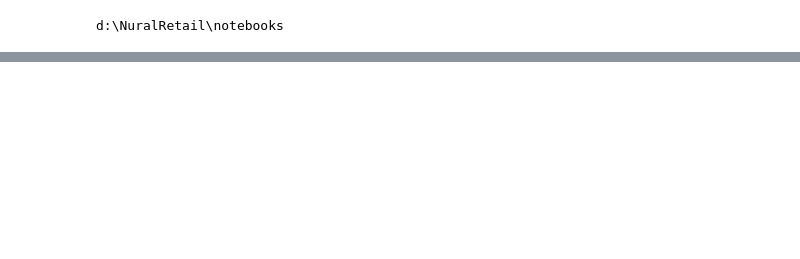
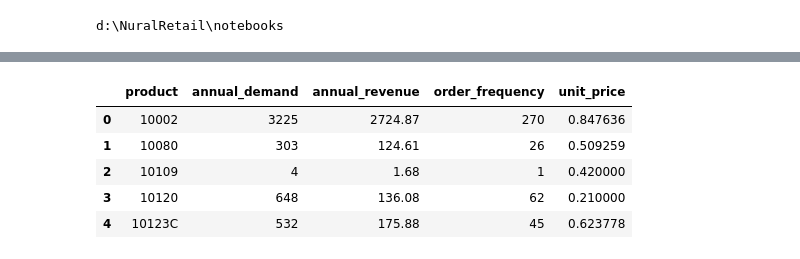
Before and after one commit to sagarmehra69/neuralretail-ai-sales-intelligence, a Jupyter notebook: notebooks/07_Inventory_Intelligence_System.ipynb, the cells around one changed output, grey strips where cells are left out. Cells and saved outputs as stored; diff of their text form; code cells hidden in the pictures; blank space fills up the shorter version.

```diff
--- a/notebooks/07_Inventory_Intelligence_System.ipynb
+++ b/notebooks/07_Inventory_Intelligence_System.ipynb
@@ -1000,0 +60,33 @@ Name: count, dtype: int64
+# %%
+# =========================================================
+# 📦 Inventory Aggregation
+# =========================================================
+
+sales_df["revenue"] = sales_df["quantity"] * sales_df["unitprice"]
+
+inventory_df = sales_df.groupby('stockcode').agg({
+
+    'quantity': 'sum',
+    'total_amount': 'sum',
+    'invoiceno': 'nunique',
+    'unitprice': 'mean'
+
+}).reset_index()
+
+inventory_df.columns = [
+
+    'product',
+    'annual_demand',
+    'annual_revenue',
+    'order_frequency',
+    'unit_price'
+]
+
+inventory_df.head()
+# %% [output]
+|  | product | annual_demand | annual_revenue | order_frequency | unit_price |
+| 0 | 10002 | 3225 | 2724.87 | 270 | 0.847636 |
+| 1 | 10080 | 303 | 124.61 | 26 | 0.509259 |
+| 2 | 10109 | 4 | 1.68 | 1 | 0.420000 |
+| 3 | 10120 | 648 | 136.08 | 62 | 0.210000 |
+| 4 | 10123C | 532 | 175.88 | 45 | 0.623778 |
```
Also changed, not shown: parts of 79 cells of this notebook, 3 other files.
